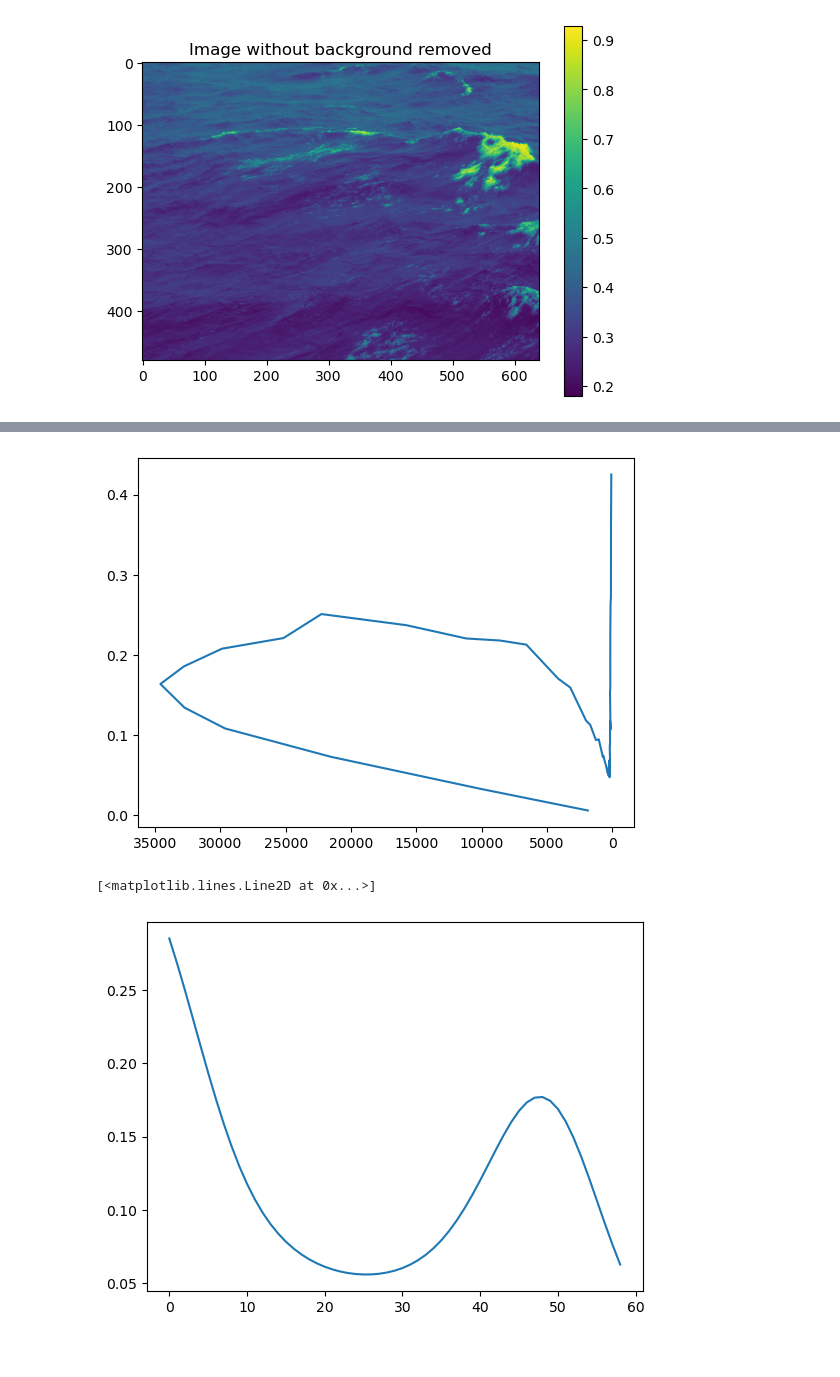
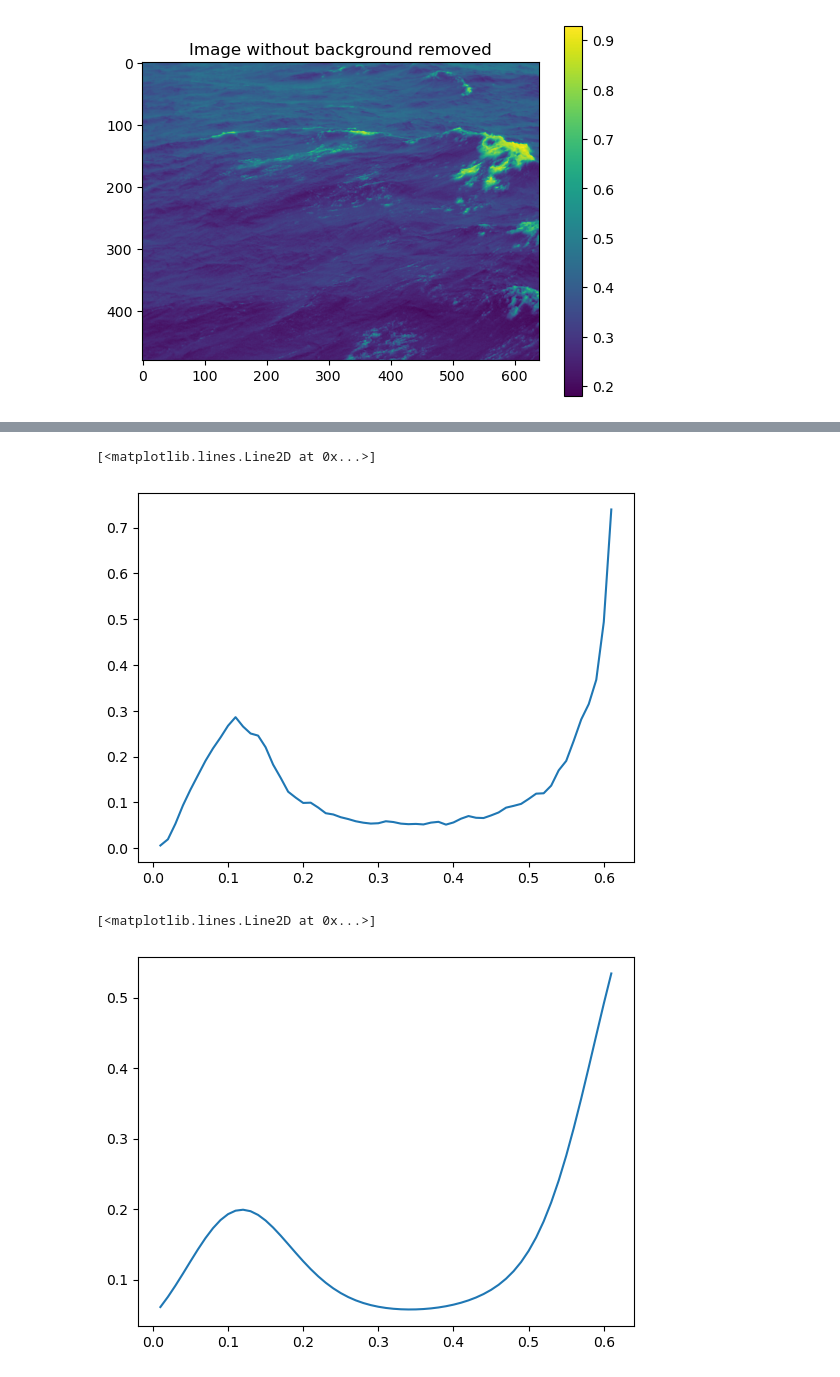
Before and after one commit to irene146/whitecaps, a Jupyter notebook: v1.1.ipynb, the cells around one changed output, grey strips where cells are left out. Saved outputs shown, nothing was run; the diff lists cells and outputs as text; code cells hidden in the pictures.

```diff
--- a/v1.1.ipynb
+++ b/v1.1.ipynb
@@ -86,2 +92,2 @@ plt.show()
 # %%
-pip = np.diff(cumulative_sum)/(cumulative_sum [1:]) #likely something wrong with this line
+pip = np.gradient(cumulative_sum) / cumulative_sum
@@ -88,13 +98,15 @@ pip = np.diff(cumulative_sum)/(cumulative_sum [1:]) #likely something wrong with
 # %%
 
-plt.plot(hist_reversed[1:], pip)
-plt.gca().invert_xaxis()
+plt.plot(bin_edges_reversed[:-1], pip)
+plt.xlabel('Intensity')
+plt.ylabel('PIP')
 # %% [output]
+[<matplotlib.lines.Line2D at 0x...>]
-[figure, old version]
+[figure, new version]
 # %%
-pip_smoothed =filters.gaussian(pip[1:], sigma=5)
+pip_smoothed =filters.gaussian(pip, sigma=5)
 # %%
-plt.plot(pip_smoothed)
+plt.plot(bin_edges_reversed[:-1], pip_smoothed)
 # %% [output]
 [<matplotlib.lines.Line2D at 0x...>]
-[figure, old version]
+[figure, new version]
```
Also changed, not shown: parts of 8 cells of this notebook.
